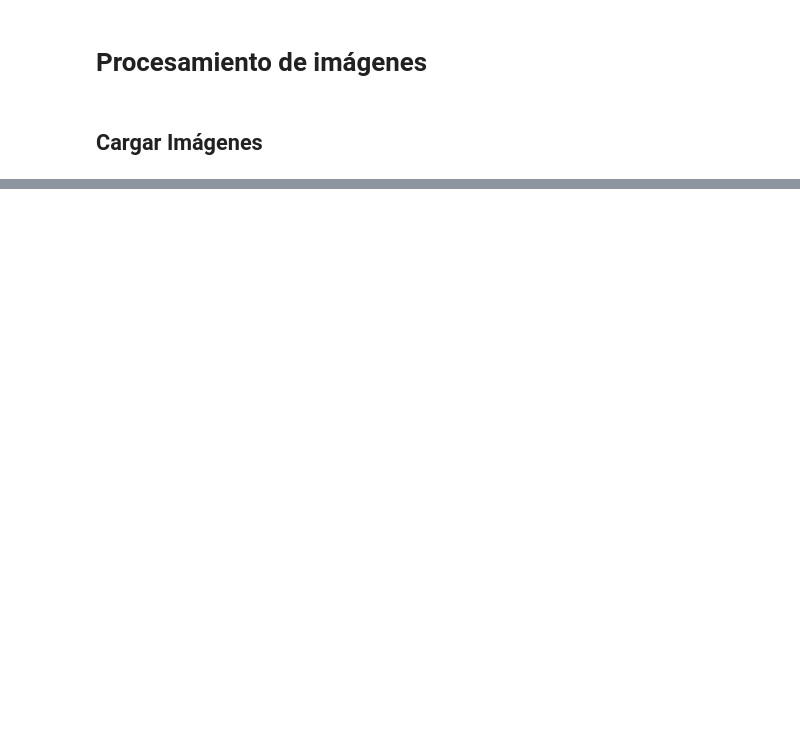
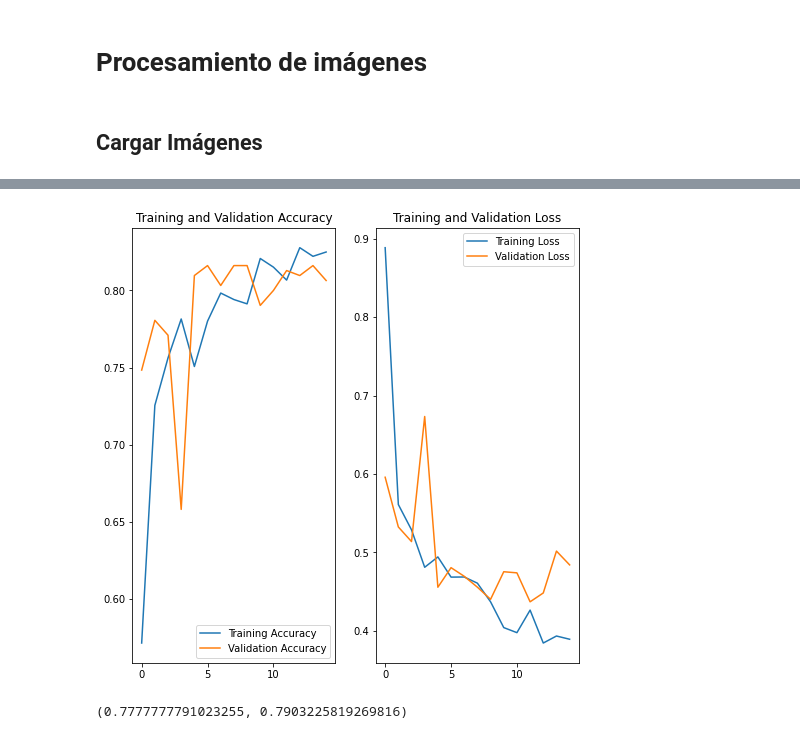
Before and after one commit to dvergarap13/Analisis-numero, a Jupyter notebook: Procesamiento.ipynb, the cells around one changed output, grey strips where cells are left out. Cells and saved outputs as stored; diff of their text form; code cells hidden in the pictures; blank space fills up the shorter version.

```diff
--- a/Procesamiento.ipynb
+++ b/Procesamiento.ipynb
@@ -62,0 +34,2 @@ for i in range(len(x_test)):
+# %%
+test=tf.keras.preprocessing.image_dataset_from_directory("test",image_size=(256, 256))
@@ -62,0 +119,11 @@ for i in range(len(x_test)):
+# %%
+data_augmentation = keras.Sequential(
+  [
+    layers.experimental.preprocessing.RandomFlip("horizontal",
+                                                 input_shape=(256,
+                                                              256,
+                                                              3)),
+    layers.experimental.preprocessing.RandomRotation(0.1),
+    layers.experimental.preprocessing.RandomZoom(0.1),
+  ]
+)
@@ -62,0 +144,10 @@ for i in range(len(x_test)):
+# %%
+model.compile(optimizer="adam",
+              loss=tf.keras.losses.binary_crossentropy,
+              metrics=['accuracy'])
+# %%
+modelo=model.fit(
+  train,
+  validation_data=test,
+  epochs=15
+)
@@ -62,0 +172,28 @@ for i in range(len(x_test)):
+# %%
+acc = modelo.history['accuracy']
+val_acc = modelo.history['val_accuracy']
+
+loss = modelo.history['loss']
+val_loss = modelo.history['val_loss']
+
+epochs_range = range(15)
+
+plt.figure(figsize=(8, 8))
+plt.subplot(1, 2, 1)
+plt.plot(epochs_range, acc, label='Training Accuracy')
+plt.plot(epochs_range, val_acc, label='Validation Accuracy')
+plt.legend(loc='lower right')
+plt.title('Training and Validation Accuracy')
+
+plt.subplot(1, 2, 2)
+plt.plot(epochs_range, loss, label='Training Loss')
+plt.plot(epochs_range, val_loss, label='Validation Loss')
+plt.legend(loc='upper right')
+plt.title('Training and Validation Loss')
+plt.show()
+# %% [output]
+[figure, added]
+# %%
+np.mean(acc),np.mean(val_acc)
+# %% [output]
+(0.7777777791023255, 0.7903225819269816)
```
Also changed, not shown: parts of 32 cells of this notebook.
